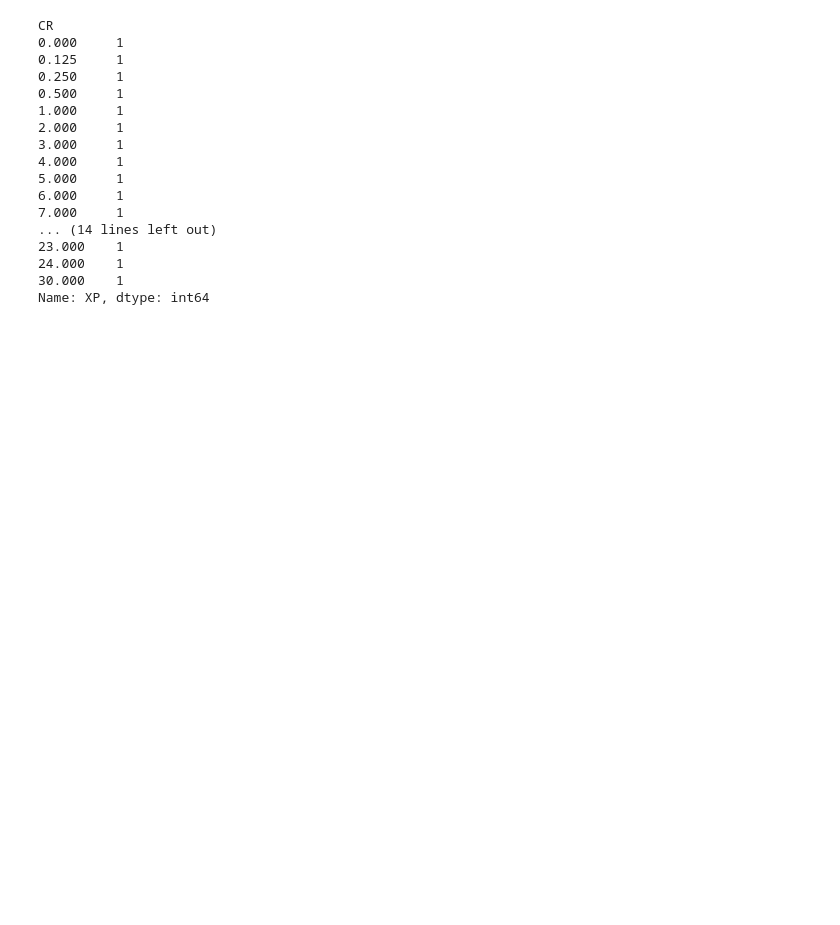
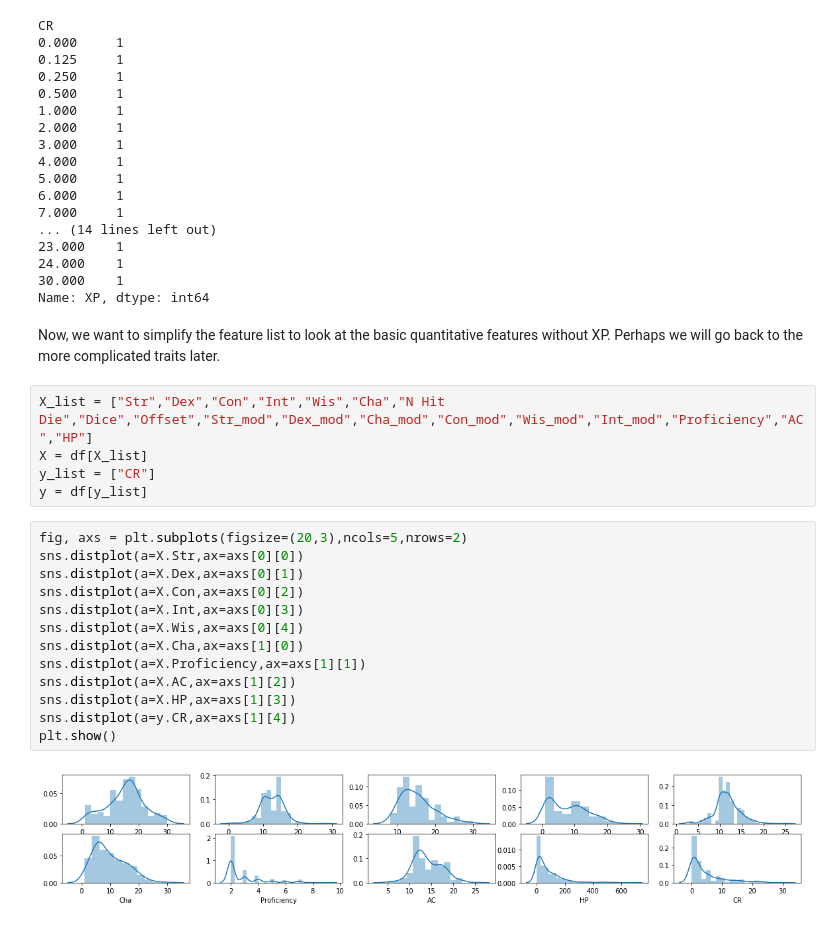
Before and after one commit to r3dunlop/DnDMonsterEngine, a Jupyter notebook: MonsterBasicAnalysis.ipynb, the cells around one changed output. Cells and saved outputs as stored; diff of their text form; blank space fills up the shorter version.

Commit message:
Initial variable histograms - Confirmed XP leakage

```diff
--- a/MonsterBasicAnalysis.ipynb
+++ b/MonsterBasicAnalysis.ipynb
@@ -171,3 +172,25 @@ CR
 24.000    1
 30.000    1
 Name: XP, dtype: int64
+# %% [markdown]
+Now, we want to simplify the feature list to look at the basic quantitative features without XP. Perhaps we will go back to the more complicated traits later.
+# %%
+X_list = ["Str","Dex","Con","Int","Wis","Cha","N Hit Die","Dice","Offset","Str_mod","Dex_mod","Cha_mod","Con_mod","Wis_mod","Int_mod","Proficiency","AC","HP"]
+X = df[X_list]
+y_list = ["CR"]
+y = df[y_list]
+# %%
+fig, axs = plt.subplots(figsize=(20,3),ncols=5,nrows=2)
+sns.distplot(a=X.Str,ax=axs[0][0])
+sns.distplot(a=X.Dex,ax=axs[0][1])
+sns.distplot(a=X.Con,ax=axs[0][2])
+sns.distplot(a=X.Int,ax=axs[0][3])
+sns.distplot(a=X.Wis,ax=axs[0][4])
+sns.distplot(a=X.Cha,ax=axs[1][0])
+sns.distplot(a=X.Proficiency,ax=axs[1][1])
+sns.distplot(a=X.AC,ax=axs[1][2])
+sns.distplot(a=X.HP,ax=axs[1][3])
+sns.distplot(a=y.CR,ax=axs[1][4])
+plt.show()
+# %% [output]
+[figure, added]
```
Also changed, not shown: parts of 1 cell of this notebook.
